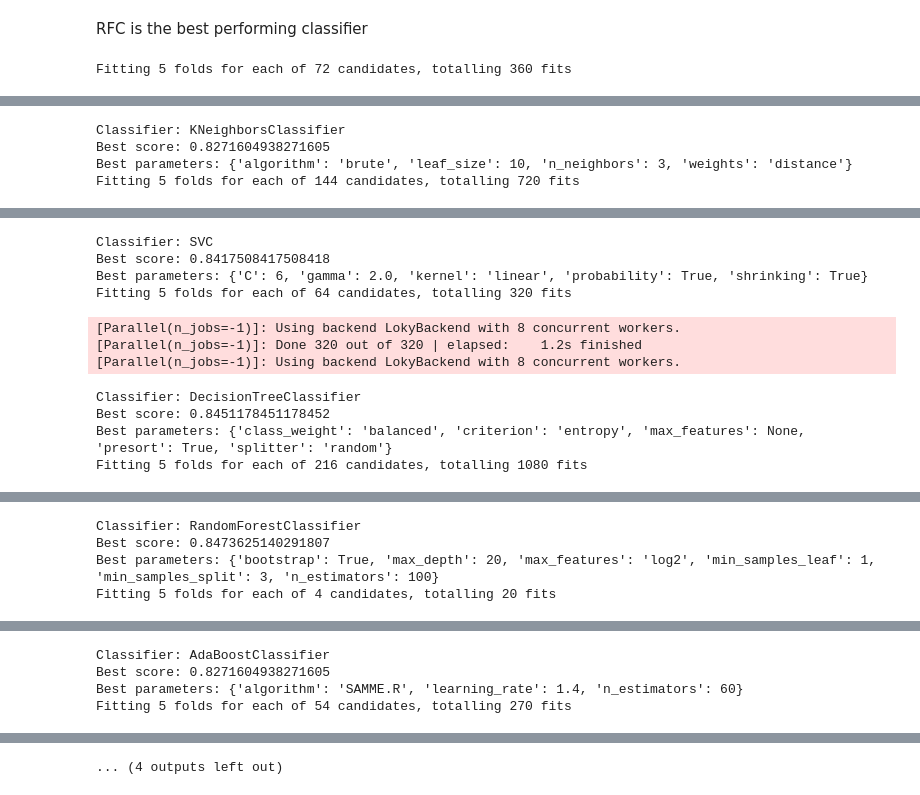
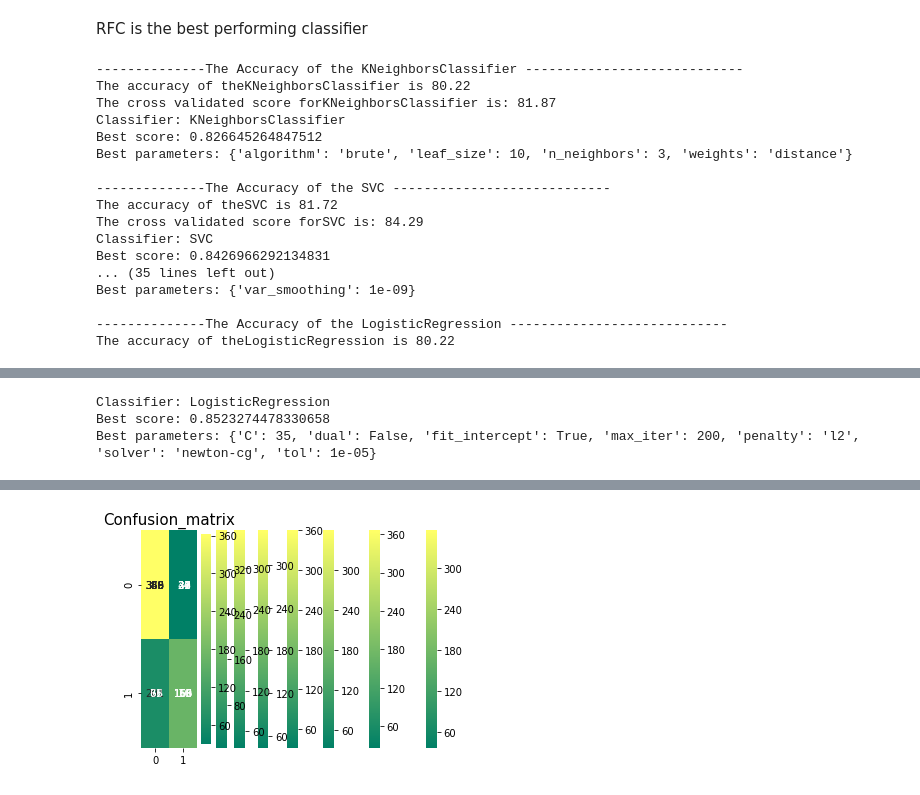
Before and after one commit to WilliamHoltam/titanic_dataset, a Jupyter notebook: EDA.ipynb, the cells around one changed output, grey strips where cells are left out. Cells and saved outputs as stored; diff of their text form; code cells hidden in the pictures.

```diff
--- a/EDA.ipynb
+++ b/EDA.ipynb
@@ -1149,14 +1134,14 @@ run_gs = True
 
 if run_gs:
     for clf in range(len(classifiers)):
-        cross_validation = StratifiedKFold(n_splits=5)
+        cross_validation = StratifiedKFold(n_splits=10, random_state=22)
 
         grid_search = GridSearchCV(
             classifiers[clf],
             scoring="accuracy",
             param_grid=parameter_grid[clf],
             cv=cross_validation,
-            verbose=1,
+            verbose=0,
             n_jobs=-1
         )
 
@@ -1164,9 +1149,21 @@ if run_gs:
         model = grid_search
         parameters = grid_search.best_params_
 
+        prediction=grid_search.predict(test_reduced)
+        print("--------------The Accuracy of the {}".format(classifiers[clf].__class__.__name__), "----------------------------")
+        print('The accuracy of the', str(classifiers[clf].__class__.__name__), 'is', round(accuracy_score(prediction,y_test)*100,2))
+
+        result = cross_val_score(grid_search, train_reduced, y_train, cv=10, scoring='accuracy')
+        print('The cross validated score for', str(classifiers[clf].__class__.__name__), 'is:', round(result.mean()*100,2))
+        y_pred = cross_val_predict(grid_search, train_reduced, y_train, cv=10)
+        sns.heatmap(confusion_matrix(y_train, y_pred), annot=True, fmt='3.0f', cmap="summer")
+        plt.title('Confusion_matrix', y=1.05, size=15)
+        plt.show()
+
         print("Classifier: {}".format(classifiers[clf].__class__.__name__))
         print('Best score: {}'.format(grid_search.best_score_))
-        print('Best parameters: {}'.format(grid_search.best_params_))
+        print('Best parameters: {}'.format(grid_search.best_params_), "\n")
+        del model
 else:
     parameters = {'C': 10, 'kernel': 'linear', 'probability': True, 'shrinking': False, 'gamma': 'scale'}
 
@@ -1176,4 +1173,20 @@ else:
     df_results = pd.DataFrame({"PassengerId": X_test.PassengerId, "Survived": y_predict})
     df_results.to_csv("submission_fi.csv", index=False)
 # %% [output]
-Fitting 5 folds for each of 72 candidates, totalling 360 fits
+--------------The Accuracy of the KNeighborsClassifier ----------------------------
+The accuracy of theKNeighborsClassifier is 80.22
+The cross validated score forKNeighborsClassifier is: 81.87
+Classifier: KNeighborsClassifier
+Best score: 0.826645264847512
+Best parameters: {'algorithm': 'brute', 'leaf_size': 10, 'n_neighbors': 3, 'weights': 'distance'}
+
+--------------The Accuracy of the SVC ----------------------------
+The accuracy of theSVC is 81.72
+The cross validated score forSVC is: 84.29
+Classifier: SVC
+Best score: 0.8426966292134831
+... (35 lines left out)
+Best parameters: {'var_smoothing': 1e-09}
+
+--------------The Accuracy of the LogisticRegression ----------------------------
+The accuracy of theLogisticRegression is 80.22
@@ -1184,4 +1194,3 @@ Fitting 5 folds for each of 72 candidates, totalling 360 fits
-Classifier: KNeighborsClassifier
-Best score: 0.8271604938271605
-Best parameters: {'algorithm': 'brute', 'leaf_size': 10, 'n_neighbors': 3, 'weights': 'distance'}
-Fitting 5 folds for each of 144 candidates, totalling 720 fits
+Classifier: LogisticRegression
+Best score: 0.8523274478330658
+Best parameters: {'C': 35, 'dual': False, 'fit_intercept': True, 'max_iter': 200, 'penalty': 'l2', 'solver': 'newton-cg', 'tol': 1e-05}
@@ -1192,11 +1196,0 @@ Fitting 5 folds for each of 144 candidates, totalling 720 fits
-Classifier: SVC
-Best score: 0.8417508417508418
-Best parameters: {'C': 6, 'gamma': 2.0, 'kernel': 'linear', 'probability': True, 'shrinking': True}
-Fitting 5 folds for each of 64 candidates, totalling 320 fits
-[Parallel(n_jobs=-1)]: Using backend LokyBackend with 8 concurrent workers.
-[Parallel(n_jobs=-1)]: Done 320 out of 320 | elapsed:    1.2s finished
-[Parallel(n_jobs=-1)]: Using backend LokyBackend with 8 concurrent workers.
-Classifier: DecisionTreeClassifier
-Best score: 0.8451178451178452
-Best parameters: {'class_weight': 'balanced', 'criterion': 'entropy', 'max_features': None, 'presort': True, 'splitter': 'random'}
-Fitting 5 folds for each of 216 candidates, totalling 1080 fits
@@ -1208,4 +1196,0 @@ Fitting 5 folds for each of 216 candidates, totalling 1080 fits
-Classifier: RandomForestClassifier
-Best score: 0.8473625140291807
-Best parameters: {'bootstrap': True, 'max_depth': 20, 'max_features': 'log2', 'min_samples_leaf': 1, 'min_samples_split': 3, 'n_estimators': 100}
-Fitting 5 folds for each of 4 candidates, totalling 20 fits
@@ -1214,4 +1196,0 @@ Fitting 5 folds for each of 4 candidates, totalling 20 fits
-Classifier: AdaBoostClassifier
-Best score: 0.8271604938271605
-Best parameters: {'algorithm': 'SAMME.R', 'learning_rate': 1.4, 'n_estimators': 60}
-Fitting 5 folds for each of 54 candidates, totalling 270 fits
@@ -1221,4 +1197,4 @@ Fitting 5 folds for each of 54 candidates, totalling 270 fits
-... (4 outputs left out)
+[figure, added]
 # %%
 params = {'C': 6, 'gamma': 2.0, 'kernel': 'linear', 'probability': True, 'shrinking': True}
 
```
Also changed, not shown: parts of 21 cells of this notebook, 5 other files.
